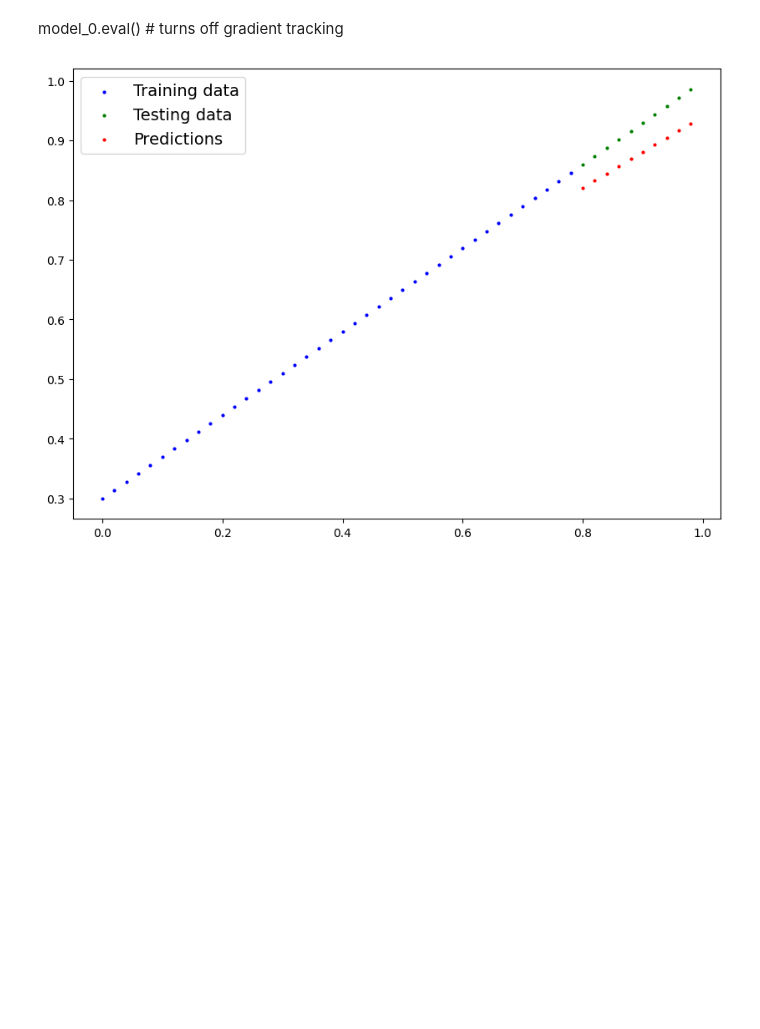
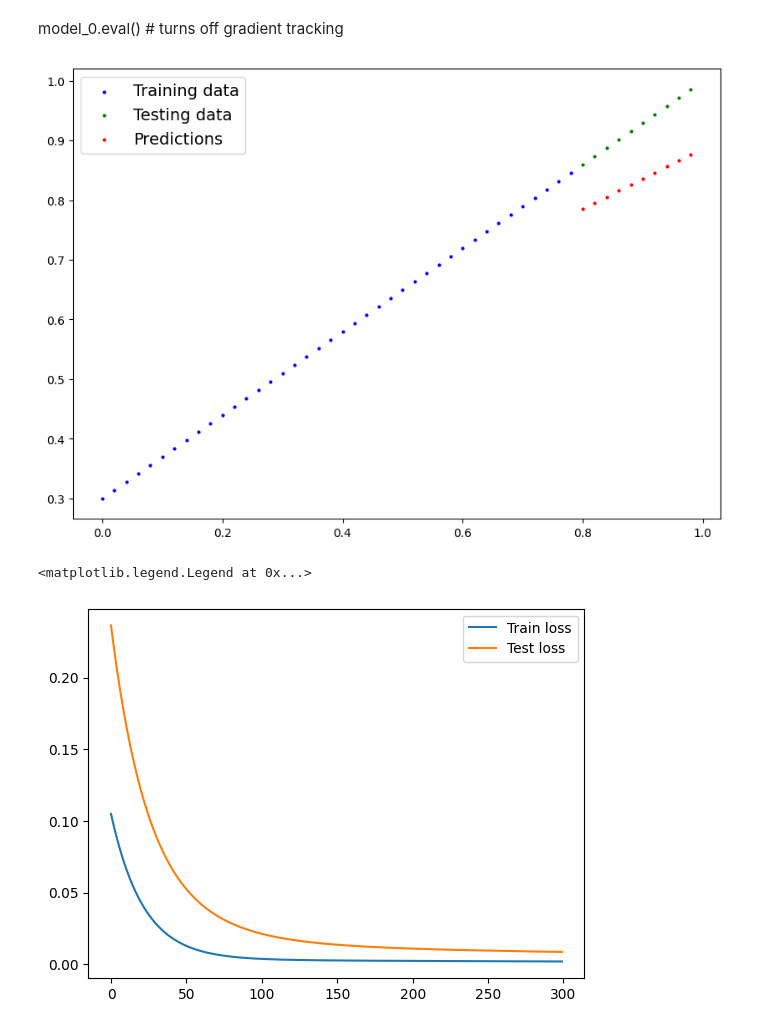
Before and after one commit to vyenn/ML2024, a Jupyter notebook: 01_pytorch_workflow.ipynb, the cells around one changed output. Drawn from its saved outputs; the diff is of its cells as text; code cells hidden in the pictures; blank space fills up the shorter version.

```diff
--- a/01_pytorch_workflow.ipynb
+++ b/01_pytorch_workflow.ipynb
@@ -159,7 +159,7 @@ And specifically in PyTorch we need:
 * a testing loop
 # %%
 # Let's use L1 loss function
-loss_fn = nn.L1Loss()
+loss_fn = nn.MSELoss()
 
 # Setup an optimizer (stochastic gradient descent)
 optimizer = torch.optim.SGD(params=model_0.parameters(), lr=0.01) # lr = learning rate
@@ -176,7 +176,11 @@ A couple of things we need in a training loop:
 5. Optimizer step (**gradient descent**)
 # %%
 # An epoch is one loop through the data...
-epochs = 100
+epochs = 300
+
+epoch_count = []
+loss_values = []
+test_loss_values = []
 
 # 0. Loop through the data
 for epoch in range(epochs):
@@ -197,9 +201,31 @@ for epoch in range(epochs):
 
   # 5. Optimizer step
   optimizer.step()
+
+  ### Testing
+  model_0.eval() # turns off settings in the model not needed for evaluation (dropout, batch norm layers etc.)
+  with torch.inference_mode(): # turns off gradient tracking and a bit more things not needed for testing
+    # 1. do the forward pass
+    test_pred = model_0(X_test)
+
+    # 2. calculate the loss
+    test_loss = loss_fn(test_pred, y_test)
+
+    epoch_count.append(epoch)
+    loss_values.append(loss)
+    test_loss_values.append(test_loss)
+  #if epoch % 10 == 0:
+    #print(f"Epoch: {epoch} | Loss: {loss} | Test loss: {test_loss}")
 # %% [markdown]
 model_0.eval() # turns off gradient tracking
 # %%
 plot_predictions(predictions = model_0(X_test).detach())
 # %% [output]
-[figure, old version]
+[figure, new version]
+# %%
+plt.plot(epoch_count, torch.tensor(loss_values).numpy(), label = "Train loss")
+plt.plot(epoch_count, torch.tensor(test_loss_values).numpy(), label = "Test loss")
+plt.legend()
+# %% [output]
+<matplotlib.legend.Legend at 0x...>
+[figure, added]
```
Also changed, not shown: parts of 3 cells of this notebook.
